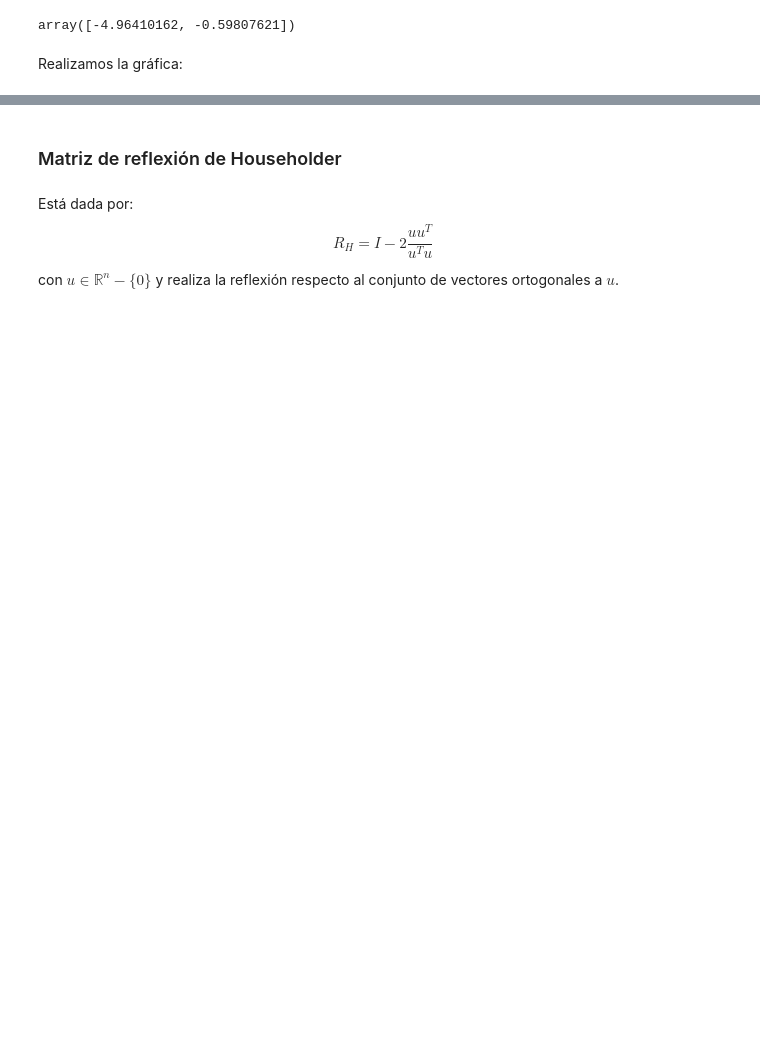
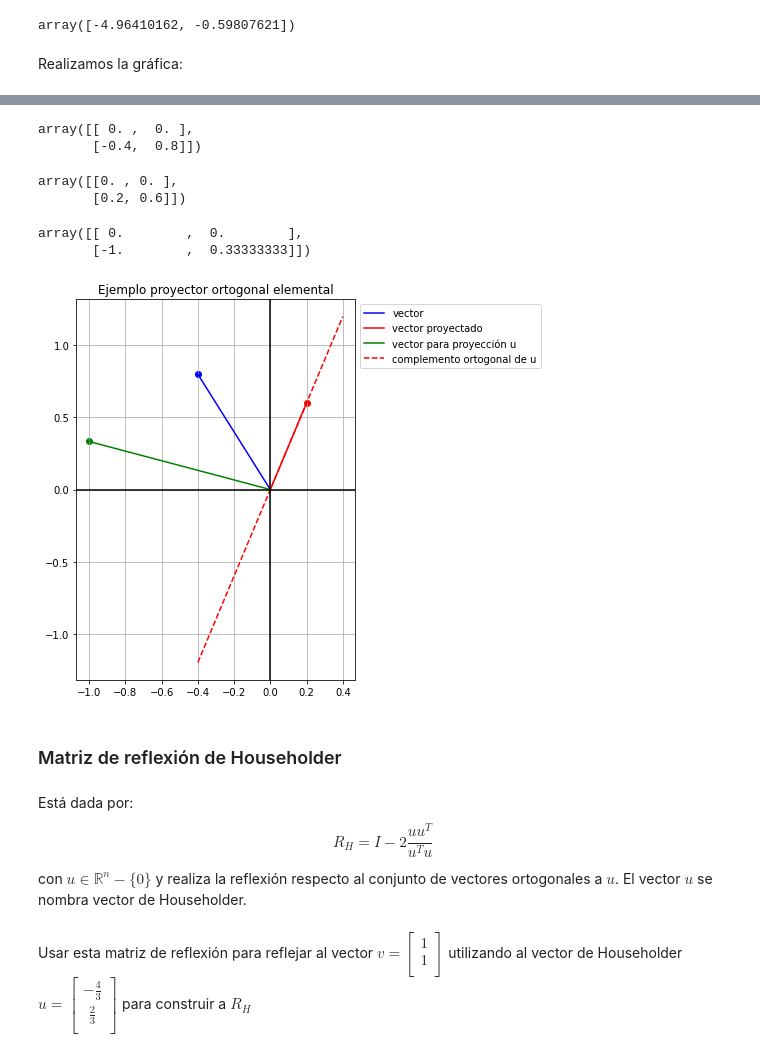
Before and after one commit to palmoreck/laboratorios, a Jupyter notebook: introduccion/3_Matplotlib.ipynb, the cells around one changed output, grey strips where cells are left out. Drawn from its saved outputs; the diff is of its cells as text; code cells hidden in the pictures; blank space fills up the shorter version.

```diff
--- a/introduccion/3_Matplotlib.ipynb
+++ b/introduccion/3_Matplotlib.ipynb
@@ -283,0 +330,2 @@ plt.show()
+# %%
+P = np.eye(2) - np.outer(u, u)/u.dot(u)
@@ -283,0 +337,2 @@ plt.show()
+# %%
+v_proj = P@v
@@ -284,4 +343,56 @@ plt.show()
+# %%
+t1 = (np.zeros(2), v)
+t2 = (np.zeros(2), v_proj)
+t3 = (np.zeros(2), u)
+line_seg1 = np.row_stack(t1)
+line_seg2 = np.row_stack(t2)
+line_seg3 = np.row_stack(t3)
+# %%
+line_seg1
+# %% [output]
+array([[ 0. ,  0. ],
+       [-0.4,  0.8]])
+# %%
+line_seg2
+# %% [output]
+array([[0. , 0. ],
+       [0.2, 0.6]])
+# %%
+line_seg3
+# %% [output]
+array([[ 0.        ,  0.        ],
+       [-1.        ,  0.33333333]])
+# %%
+x_plot = np.linspace(-2, 2, 100)
+# %%
+plt.figure(figsize=(5, 7))
+plt.plot(line_seg1[:,0], line_seg1[:,1], 'b-',
+         line_seg2[:,0], line_seg2[:,1], 'r-',
+         line_seg3[:,0], line_seg3[:,1], 'g-',
+         x_plot*v_proj[0], x_plot*v_proj[1], 'r--')
+plt.scatter(v[0], v[1], color = 'b')
+plt.scatter(v_proj[0], v_proj[1], color = 'r')
+plt.scatter(u[0], u[1], color = 'g')
+plt.legend(["vector", "vector proyectado",
+            "vector para proyección u", "complemento ortogonal de u"], bbox_to_anchor=(1, 1))
+plt.axhline(color="black")
+plt.axvline(color="black")
+plt.title("Ejemplo proyector ortogonal elemental")
+plt.grid()
+plt.show()
+# %% [output]
+[figure, added]
 # %% [markdown]
 ### Matriz de reflexión de Householder
 # %% [markdown]
-Está dada por: $$R_{H} = I - 2 \frac{uu^T}{u^Tu}$$ con $u \in \mathbb{R}^n -\{0\}$ y realiza la reflexión respecto al conjunto de vectores ortogonales a $u$.
+Está dada por: $$R_{H} = I - 2 \frac{uu^T}{u^Tu}$$ con $u \in \mathbb{R}^n -\{0\}$ y realiza la reflexión respecto al conjunto de vectores ortogonales a $u$. El vector $u$ se nombra vector de Householder.
+# %% [markdown]
+Usar esta matriz de reflexión para reflejar al vector $v = \left[\begin{array}{c}
+1\\
+1\\
+\end{array}
+\right]$ utilizando al vector de Householder $u = \left[\begin{array}{c}
+-\frac{4}{3}\\
+\frac{2}{3}\\
+\end{array}
+\right]$ para construir a $R_{H}$
```
Also changed, not shown: parts of 26 cells of this notebook, 1 other file.
